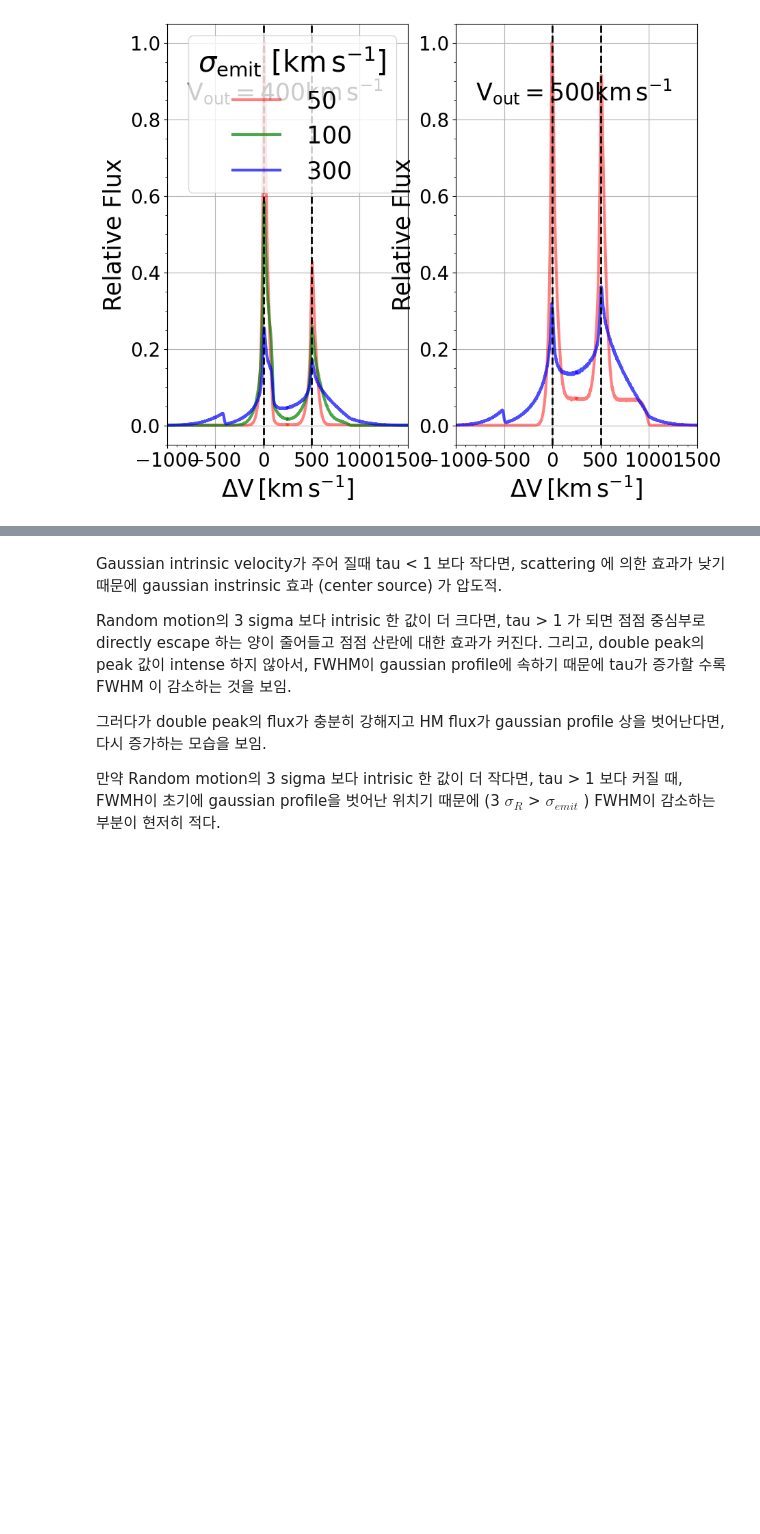
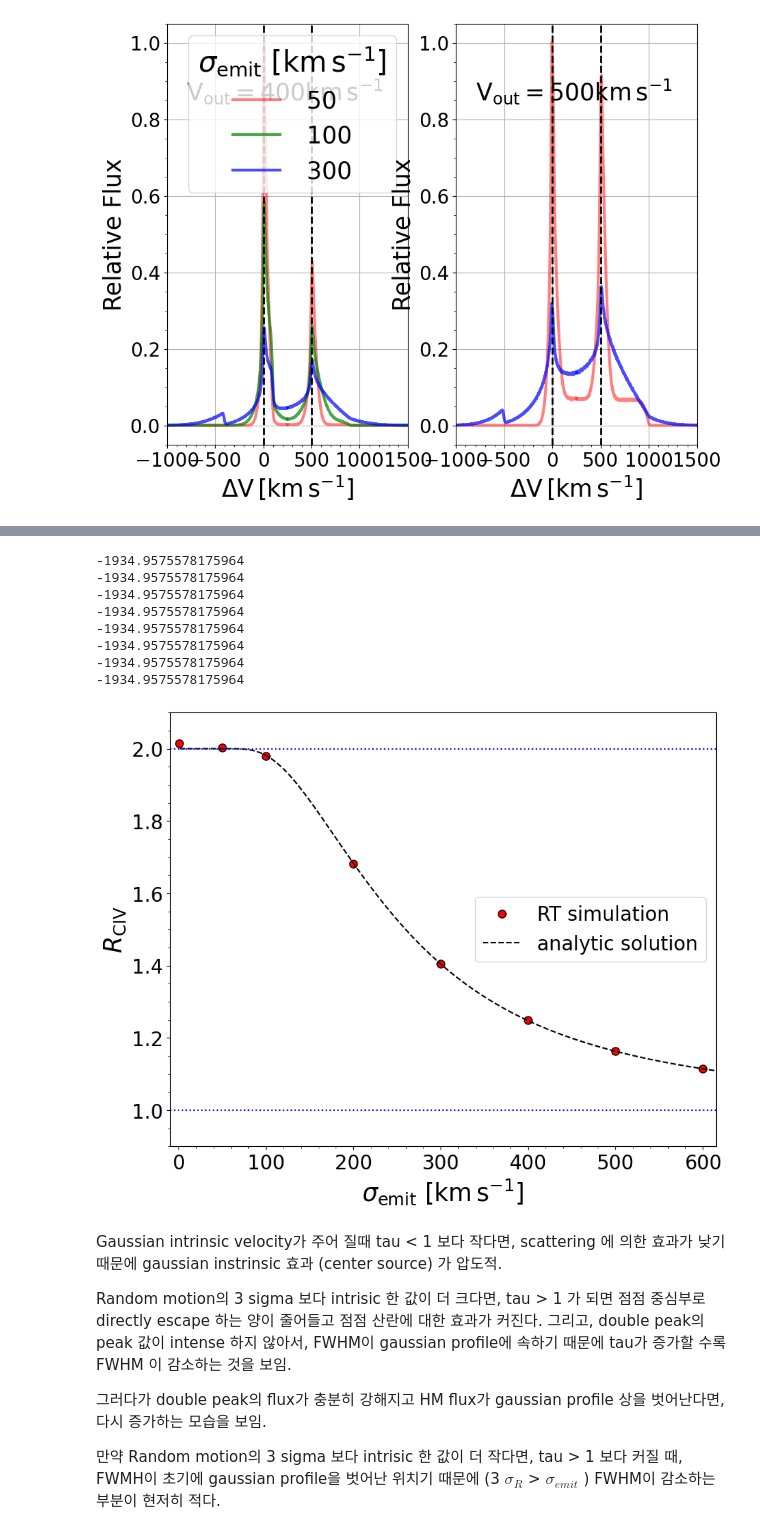
Before and after one commit to jin981016/CIV_RT_Fitting, a Jupyter notebook: 5_T_spectrum_various_emit_ran.ipynb, the cells around one changed output, grey strips where cells are left out. Cells and saved outputs as stored; diff of their text form; code cells hidden in the pictures; blank space fills up the shorter version.

```diff
--- a/5_T_spectrum_various_emit_ran.ipynb
+++ b/5_T_spectrum_various_emit_ran.ipynb
@@ -904,0 +910,60 @@ plt.savefig(f'/home/jin/바탕화면/Gmit_50_300_N_index_15_vout_0.pdf',bbox_inc
+# %%
+fig = plt.figure(1,figsize=(10,8))
+vel_k = 118
+atom_n , index , expand = 50,15,0
+
+expand = 0
+emit = np.arange(100,700,100)
+emit = np.append([1,50],emit)
+
+def doublet_ratio(vemit):
+    ratio = np.zeros(len(vemit))
+    for ii, ee in enumerate(vemit):
+        xx_k= np.where((globals()[f'tot_vx_K_{atom_n}_{index}_{expand}_{vel_k}_{ee}'] >= -250) & (globals()[f'tot_vx_K_{atom_n}_{index}_{expand}_{vel_k}_{ee}'] <= 250))
+        yy_k = globals()[f'tot_vy_K_{atom_n}_{index}_{expand}_{vel_k}_{ee}'][xx_k]
+
+        xx_h= np.where((globals()[f'tot_vx_H_{atom_n}_{index}_{expand}_{vel_k}_{ee}'] >= 250) & (globals()[f'tot_vx_H_{atom_n}_{index}_{expand}_{vel_k}_{ee}'] <= 750))
+        yy_h = globals()[f'tot_vy_H_{atom_n}_{index}_{expand}_{vel_k}_{ee}'][xx_h]
+        print((globals()[f'tot_vx_K_{atom_n}_{index}_{expand}_{vel_k}_{ee}']).min())
+
+        ratio[ii] = np.sum(yy_k,0) / np.sum(yy_h,0)
+
+    return ratio
+
+analy_emit = np.linspace(1,650,100)
+
+def analy_doublet_ratio(vemit):
+    aa = 250/np.sqrt(2)/vemit
+    bb = 750/np.sqrt(2)/vemit
+    kk = 3*special.erf(aa) +special.erf(bb)
+    hh = 2*special.erf(bb)
+    ratio = kk/ hh
+    return ratio
+
+tt =  doublet_ratio(emit)
+yy = analy_doublet_ratio(analy_emit)
+# tt
+plt.plot(emit, tt,'o',mec='k',mfc='r',ms=8,label='RT simulation')
+plt.plot(analy_emit,yy,'k--',label='analytic solution')
+plt.legend(fontsize=20)
+plt.xlabel('$\sigma_{\\rm emit} ~ [\\rm km \, s^{-1}]$',fontsize=25)
+plt.ylabel('$R_{\\rm CIV}$',fontsize=25)
+plt.xlim(-10,615)
+plt.ylim(0.9,2.1)
+plt.xticks(fontsize=20)
+plt.yticks([1.0,1.2,1.4,1.6,1.8,2.0],fontsize=20)
+plt.axhline(y=2, xmin=0,xmax=1,linestyle=':',color='b')
+plt.axhline(y=1, xmin=0,xmax=1,linestyle=':',color='b')
+plt.minorticks_on()
+
+plt.savefig(f'/home/jin/바탕화면/Gmit_50_300_N_index_15_vout_0_Doublet_ratio.pdf',bbox_inches='tight')
+# %% [output]
+-1934.9575578175964
+-1934.9575578175964
+-1934.9575578175964
+-1934.9575578175964
+-1934.9575578175964
+-1934.9575578175964
+-1934.9575578175964
+-1934.9575578175964
+[figure, added]
```
Also changed, not shown: parts of 2 cells of this notebook.
